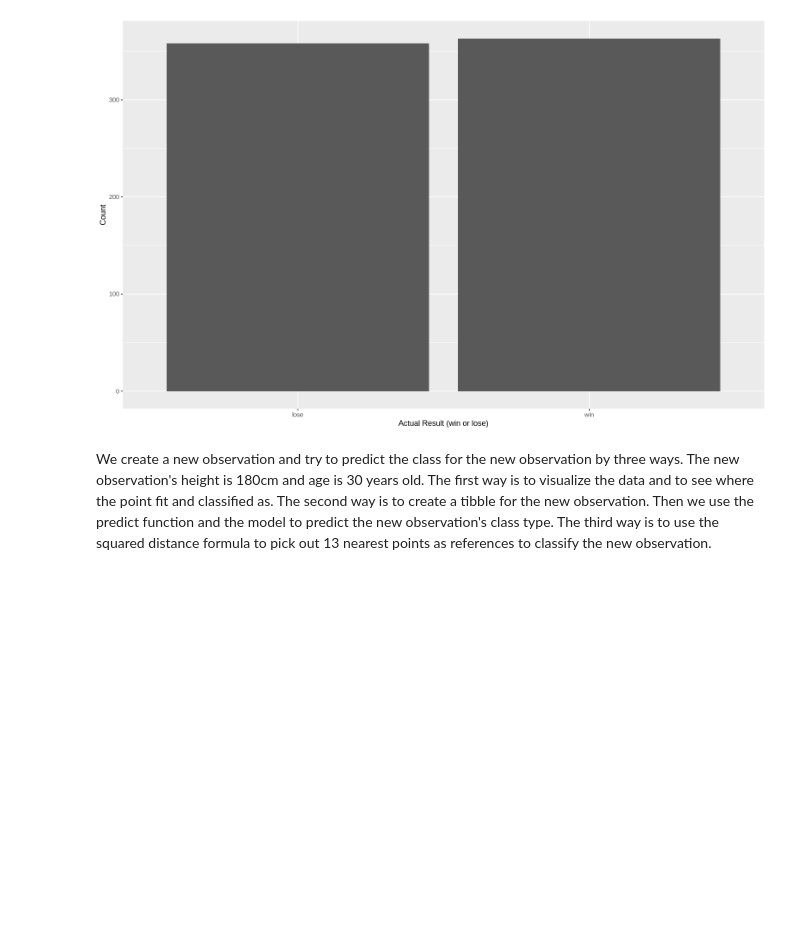
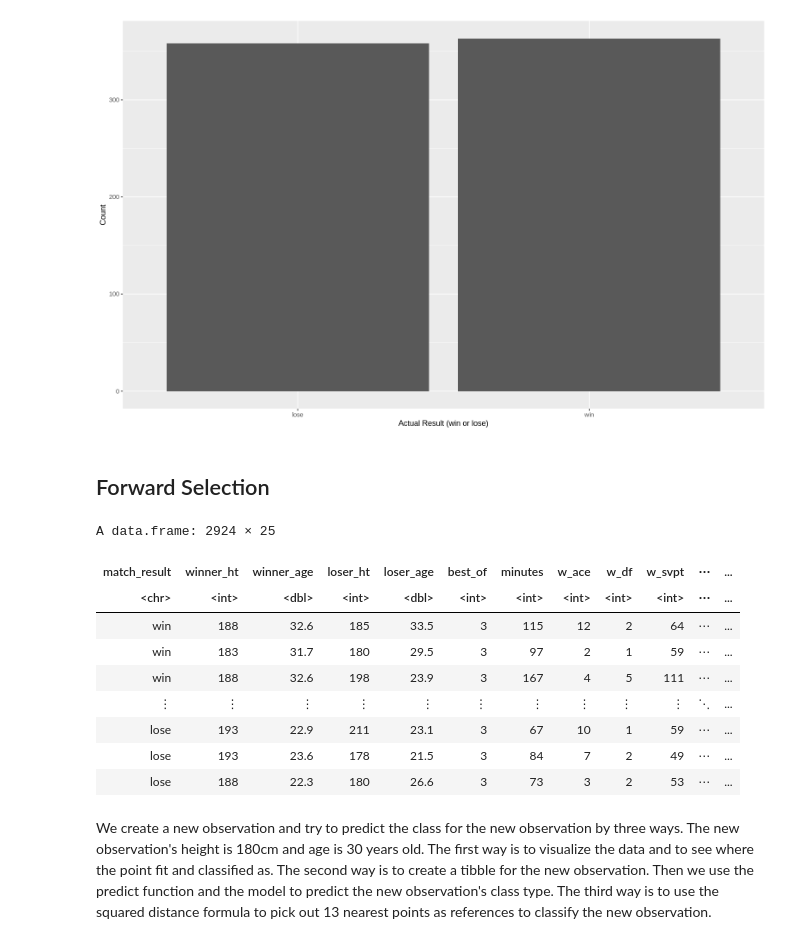
Before and after one commit to bearmohawk/DSCI-100-2022_autumn-Group-37, a Jupyter notebook: Project report Group 37-Copy1.ipynb, the cells around one changed output. Drawn from its saved outputs; the diff is of its cells as text; code cells hidden in the pictures; blank space fills up the shorter version.

Commit message:
start of forward selection process

```diff
--- a/Project report Group 37-Copy1.ipynb
+++ b/Project report Group 37-Copy1.ipynb
@@ -405,6 +408,58 @@ pred_class_plot
 match_result_plot
 # %% [output]
 [figure]
+# %% [markdown]
+## Forward Selection
+# %%
+#rough work for forward selection - feel free to add or change anything done in this section
+#adding column for match result
+match_winner <- match_data |>
+                    mutate(match_result = "win")
+
+match_loser <- match_data |>
+                    mutate(match_result = "lose")
+
+match_tidy <- bind_rows(match_winner, match_loser)
+
+#loading data with all potentional predictors
+match_data_subset <- match_tidy|>
+    select(match_result,
+           winner_ht,
+           winner_age,
+           loser_ht,
+           loser_age,
+           best_of,
+           minutes,
+           w_ace,
+           w_df,
+           w_svpt,
+           w_1stIn,
+           w_1stWon,
+           w_2ndWon,
+           w_SvGms,
+           w_bpSaved,
+           w_bpFaced,
+           l_ace,
+           l_df,
+           l_svpt,
+           l_1stIn,
+           l_1stWon,
+           l_2ndWon,
+           l_SvGms,
+           l_bpSaved,
+           l_bpFaced)
+match_data_subset
+# %% [output]
+A data.frame: 2924 × 25
+| match_result | winner_ht | winner_age | loser_ht | loser_age | best_of | minutes | w_ace | w_df | w_svpt | ⋯ | ... |
+| <chr> | <int> | <dbl> | <int> | <dbl> | <int> | <int> | <int> | <int> | <int> | ⋯ | ... |
+| win | 188 | 32.6 | 185 | 33.5 | 3 | 115 | 12 | 2 | 64 | ⋯ | ... |
+| win | 183 | 31.7 | 180 | 29.5 | 3 | 97 | 2 | 1 | 59 | ⋯ | ... |
+| win | 188 | 32.6 | 198 | 23.9 | 3 | 167 | 4 | 5 | 111 | ⋯ | ... |
+| ⋮ | ⋮ | ⋮ | ⋮ | ⋮ | ⋮ | ⋮ | ⋮ | ⋮ | ⋮ | ⋱ | ... |
+| lose | 193 | 22.9 | 211 | 23.1 | 3 | 67 | 10 | 1 | 59 | ⋯ | ... |
+| lose | 193 | 23.6 | 178 | 21.5 | 3 | 84 | 7 | 2 | 49 | ⋯ | ... |
+| lose | 188 | 22.3 | 180 | 26.6 | 3 | 73 | 3 | 2 | 53 | ⋯ | ... |
 # %% [markdown]
 We create a new observation and try to predict the class for the new observation by three ways. The new observation's height is 180cm and age is 30 years old. The first way is to visualize the data and to see where the point fit and classified as. The second way is to create a tibble for the new observation. Then we use the predict function and the model to predict the new observation's class type. The third way is to use the squared distance formula to pick out 13 nearest points as references to classify the new observation.
 # %%
```
Also changed, not shown: parts of 7 cells of this notebook.
